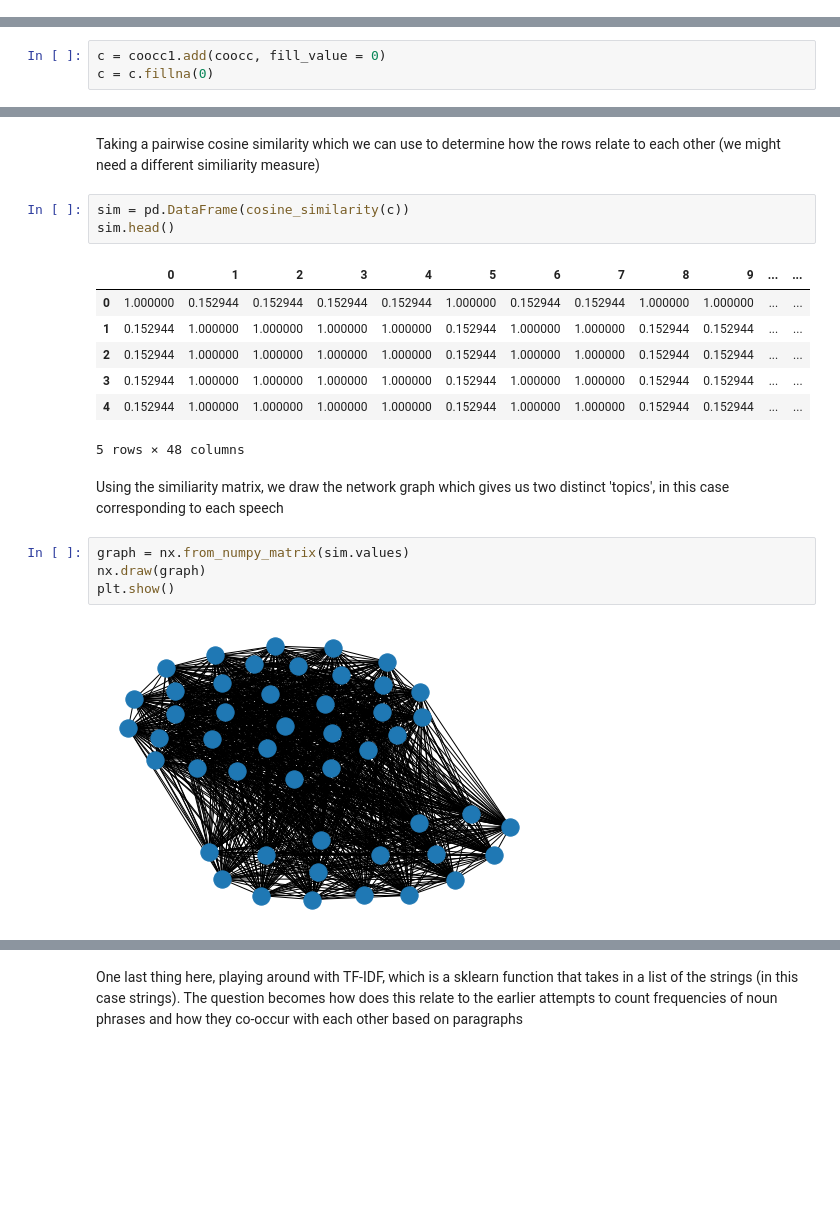
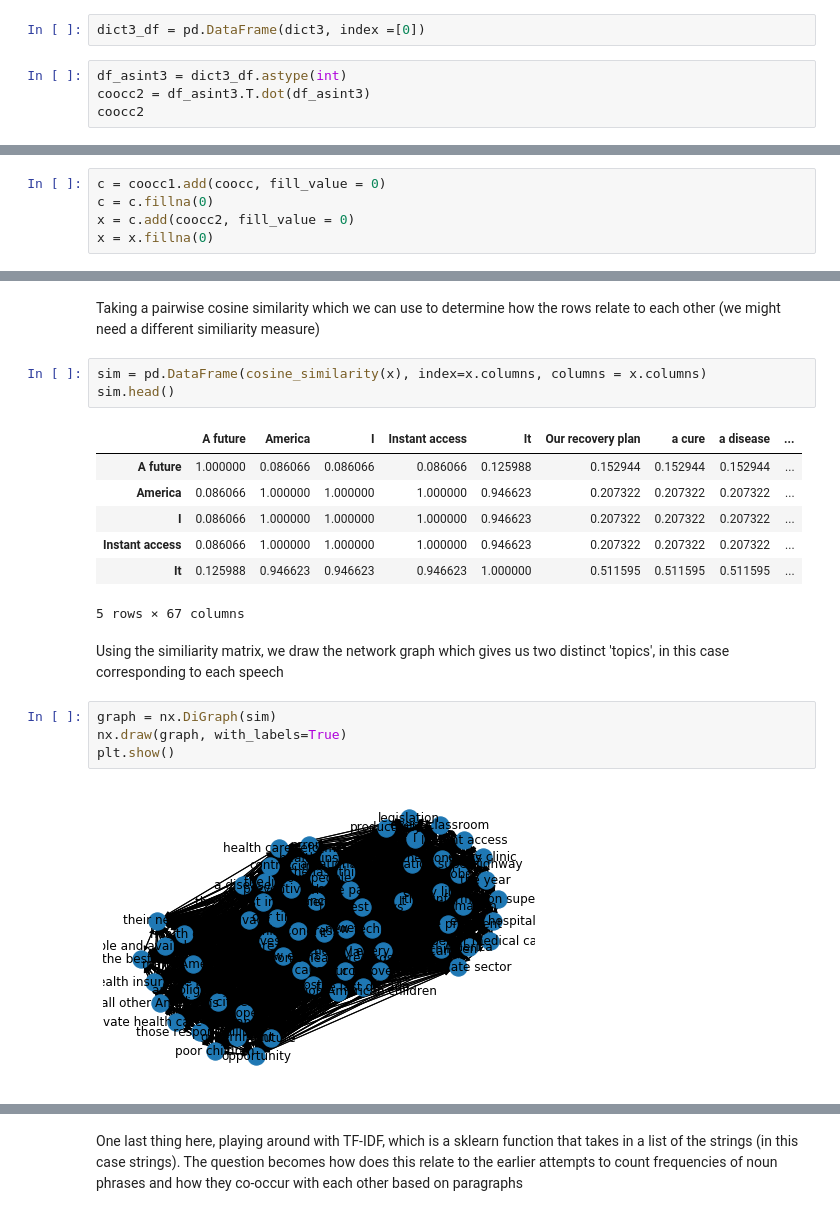
Before and after one commit to marioamz/State-of-the-Unions, a Jupyter notebook: Chunking.ipynb, the cells around one changed output, grey strips where cells are left out. Drawn from its saved outputs; the diff is of its cells as text; blank space fills up the shorter version.

```diff
--- a/Chunking.ipynb
+++ b/Chunking.ipynb
@@ -149,3 +227,9 @@ coocc1
 | their needs | 1 | 1 | 1 | 1 | 1 | 1 | 1 | ... |
 | many Americans | 1 | 1 | 1 | 1 | 1 | 1 | 1 | ... |
 | a health insurance policy | 1 | 1 | 1 | 1 | 1 | 1 | 1 | ... |
+# %%
+dict3_df = pd.DataFrame(dict3, index =[0])
+# %%
+df_asint3 = dict3_df.astype(int)
+coocc2 = df_asint3.T.dot(df_asint3)
+coocc2
@@ -154,3 +257,5 @@ Here we're adding the two co-occurrence matrices.
 # %%
 c = coocc1.add(coocc, fill_value = 0)
 c = c.fillna(0)
+x = c.add(coocc2, fill_value = 0)
+x = x.fillna(0)
@@ -178,21 +284,21 @@ c
 # %% [markdown]
 Taking a pairwise cosine similarity which we can use to determine how the rows relate to each other (we might need a different similiarity measure)
 # %%
-sim = pd.DataFrame(cosine_similarity(c))
+sim = pd.DataFrame(cosine_similarity(x), index=x.columns, columns = x.columns)
 sim.head()
 # %% [output]
-|  | 0 | 1 | 2 | 3 | 4 | 5 | 6 | 7 | 8 | 9 | ... | ... |
-| 0 | 1.000000 | 0.152944 | 0.152944 | 0.152944 | 0.152944 | 1.000000 | 0.152944 | 0.152944 | 1.000000 | 1.000000 | ... | ... |
-| 1 | 0.152944 | 1.000000 | 1.000000 | 1.000000 | 1.000000 | 0.152944 | 1.000000 | 1.000000 | 0.152944 | 0.152944 | ... | ... |
-| 2 | 0.152944 | 1.000000 | 1.000000 | 1.000000 | 1.000000 | 0.152944 | 1.000000 | 1.000000 | 0.152944 | 0.152944 | ... | ... |
-| 3 | 0.152944 | 1.000000 | 1.000000 | 1.000000 | 1.000000 | 0.152944 | 1.000000 | 1.000000 | 0.152944 | 0.152944 | ... | ... |
-| 4 | 0.152944 | 1.000000 | 1.000000 | 1.000000 | 1.000000 | 0.152944 | 1.000000 | 1.000000 | 0.152944 | 0.152944 | ... | ... |
+|  | A future | America | I | Instant access | It | Our recovery plan | a cure | a disease | ... |
+| A future | 1.000000 | 0.086066 | 0.086066 | 0.086066 | 0.125988 | 0.152944 | 0.152944 | 0.152944 | ... |
+| America | 0.086066 | 1.000000 | 1.000000 | 1.000000 | 0.946623 | 0.207322 | 0.207322 | 0.207322 | ... |
+| I | 0.086066 | 1.000000 | 1.000000 | 1.000000 | 0.946623 | 0.207322 | 0.207322 | 0.207322 | ... |
+| Instant access | 0.086066 | 1.000000 | 1.000000 | 1.000000 | 0.946623 | 0.207322 | 0.207322 | 0.207322 | ... |
+| It | 0.125988 | 0.946623 | 0.946623 | 0.946623 | 1.000000 | 0.511595 | 0.511595 | 0.511595 | ... |
-5 rows × 48 columns
+5 rows × 67 columns
 # %% [markdown]
 Using the similiarity matrix, we draw the network graph which gives us two distinct 'topics', in this case corresponding to each speech
 # %%
-graph = nx.from_numpy_matrix(sim.values)
-nx.draw(graph)
+graph = nx.DiGraph(sim)
+nx.draw(graph, with_labels=True)
 plt.show()
 # %% [output]
-[figure, old version]
+[figure, new version]
```
Also changed, not shown: parts of 14 cells of this notebook.
